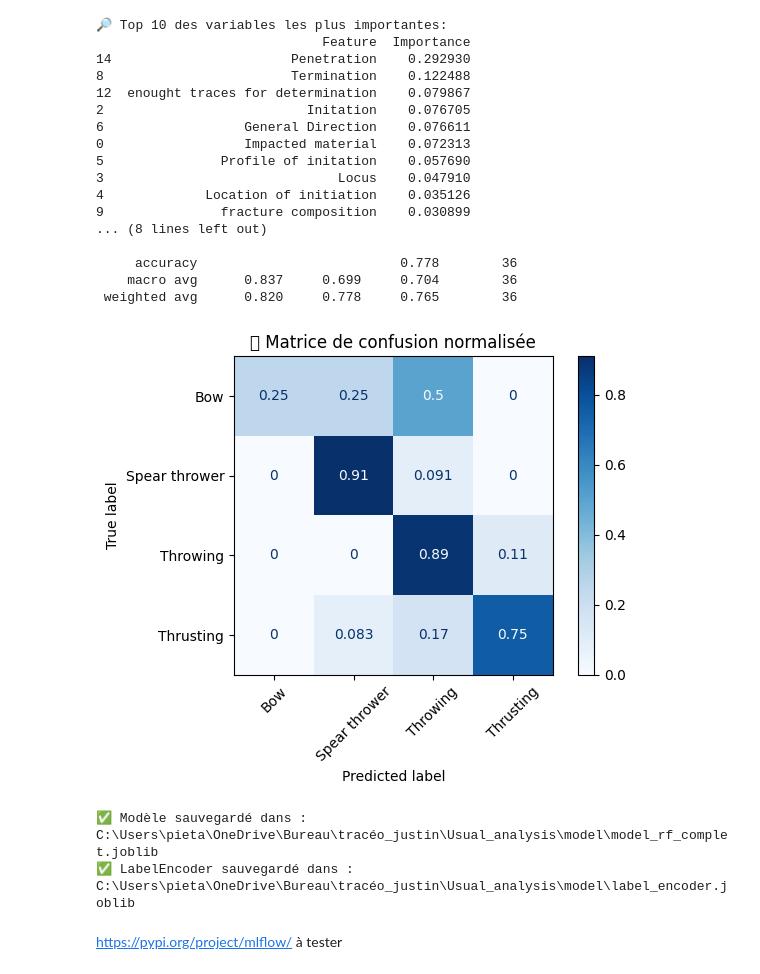
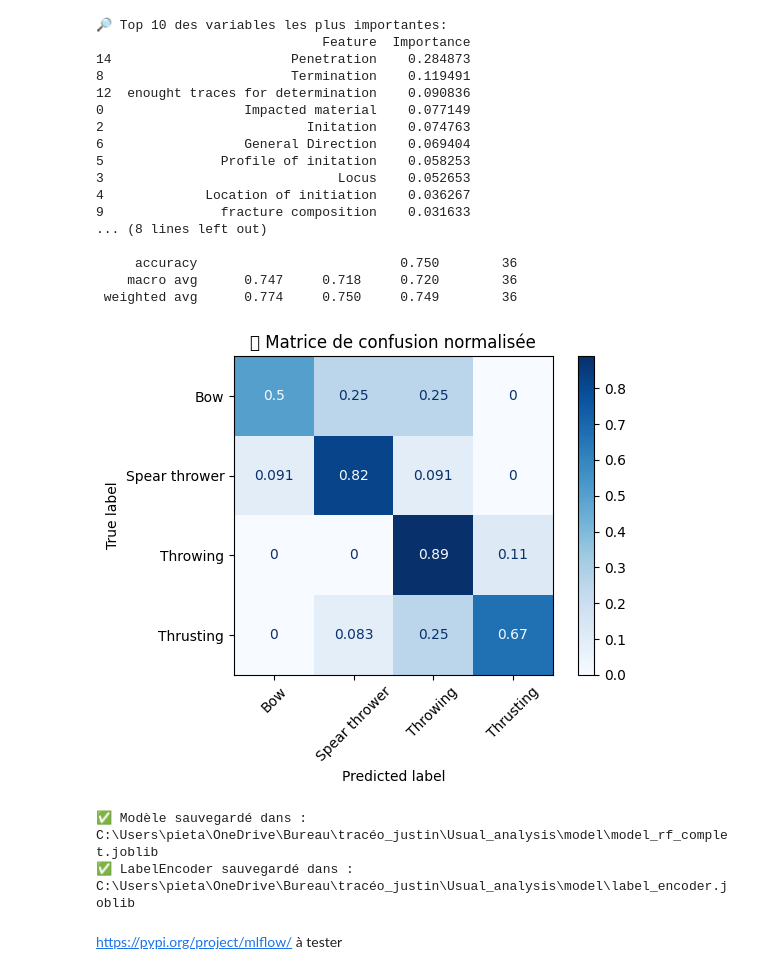
Before and after one commit to AdrienPiette/Usual_analysis, a Jupyter notebook: notebooks/model_training.ipynb, the cells around one changed output. Drawn from its saved outputs; the diff is of its cells as text; code cells hidden in the pictures.

```diff
--- a/notebooks/model_training.ipynb
+++ b/notebooks/model_training.ipynb
@@ -51,7 +51,7 @@ preprocessor = ColumnTransformer([
 # 8. Modèle Random Forest
 pipeline = Pipeline([
     ('preprocessor', preprocessor),
-    ('classifier', RandomForestClassifier(n_estimators=1000, max_depth=10, random_state=42))
+    ('classifier', RandomForestClassifier(n_estimators=1000, max_depth=10,class_weight='balanced', random_state=42))
 ])
 pipeline.fit(X_train, y_train)
 
@@ -70,47 +70,47 @@ print("\n🔎 Top 10 des variables les plus importantes:")
 print(importance_df.head(10))
 
 # 10. Évaluation finale
 y_pred = pipeline.predict(X_test)
 y_test_labels = le.inverse_transform(y_test)
 y_pred_labels = le.inverse_transform(y_pred)
 
 print("\n📊 Rapport de classification (par classe + macro):")
 print(classification_report(y_test_labels, y_pred_labels, digits=3))
 
 # Matrice de confusion normalisée
 cm = confusion_matrix(y_test_labels, y_pred_labels, normalize='true')
 disp = ConfusionMatrixDisplay(confusion_matrix=cm, display_labels=le.classes_)
 disp.plot(cmap="Blues", xticks_rotation=45)
 plt.title("🧩 Matrice de confusion normalisée")
 plt.tight_layout()
 plt.show()
 
 # 11. Sauvegarde du modèle et de l'encodeur
 os.makedirs("modele", exist_ok=True)
 joblib.dump(pipeline, r'C:\Users\pieta\OneDrive\Bureau\tracéo_justin\Usual_analysis\model\model_rf_complet.joblib')
 print(r"✅ Modèle sauvegardé dans : C:\Users\pieta\OneDrive\Bureau\tracéo_justin\Usual_analysis\model\model_rf_complet.joblib")
 
 joblib.dump(le, r'C:\Users\pieta\OneDrive\Bureau\tracéo_justin\Usual_analysis\model\label_encoder.joblib')
 print(r"✅ LabelEncoder sauvegardé dans : C:\Users\pieta\OneDrive\Bureau\tracéo_justin\Usual_analysis\model\label_encoder.joblib")
 # %% [output]
 🔎 Top 10 des variables les plus importantes:
                              Feature  Importance
-14                       Penetration    0.292930
-8                        Termination    0.122488
-12  enought traces for determination    0.079867
-2                          Initation    0.076705
-6                  General Direction    0.076611
-0                  Impacted material    0.072313
-5               Profile of initation    0.057690
-3                              Locus    0.047910
-4             Location of initiation    0.035126
-9               fracture composition    0.030899
+14                       Penetration    0.284873
+8                        Termination    0.119491
+12  enought traces for determination    0.090836
+0                  Impacted material    0.077149
+2                          Initation    0.074763
+6                  General Direction    0.069404
+5               Profile of initation    0.058253
+3                              Locus    0.052653
+4             Location of initiation    0.036267
+9               fracture composition    0.031633
 ... (8 lines left out)
 
-     accuracy                          0.778        36
-    macro avg      0.837     0.699     0.704        36
- weighted avg      0.820     0.778     0.765        36
+     accuracy                          0.750        36
+    macro avg      0.747     0.718     0.720        36
+ weighted avg      0.774     0.750     0.749        36
-[figure, old version]
+[figure, new version]
 ✅ Modèle sauvegardé dans : C:\Users\pieta\OneDrive\Bureau\tracéo_justin\Usual_analysis\model\model_rf_complet.joblib
 ✅ LabelEncoder sauvegardé dans : C:\Users\pieta\OneDrive\Bureau\tracéo_justin\Usual_analysis\model\label_encoder.joblib
 # %% [markdown]
```
Also changed, not shown: 2 other files.
